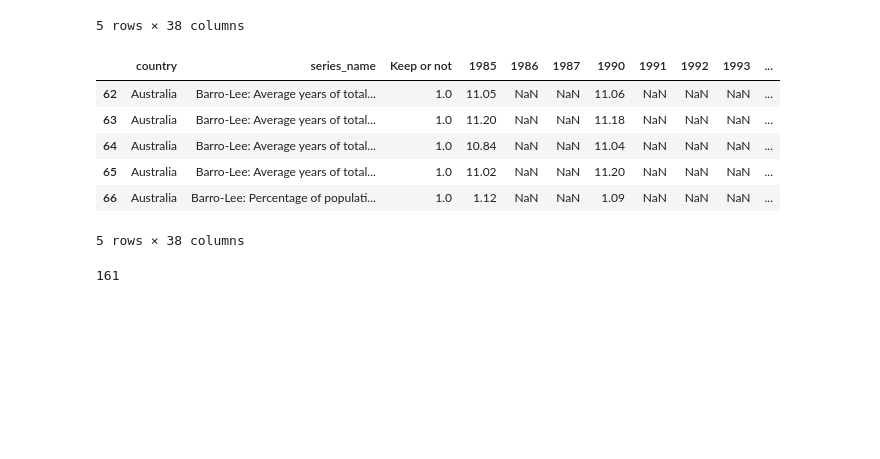
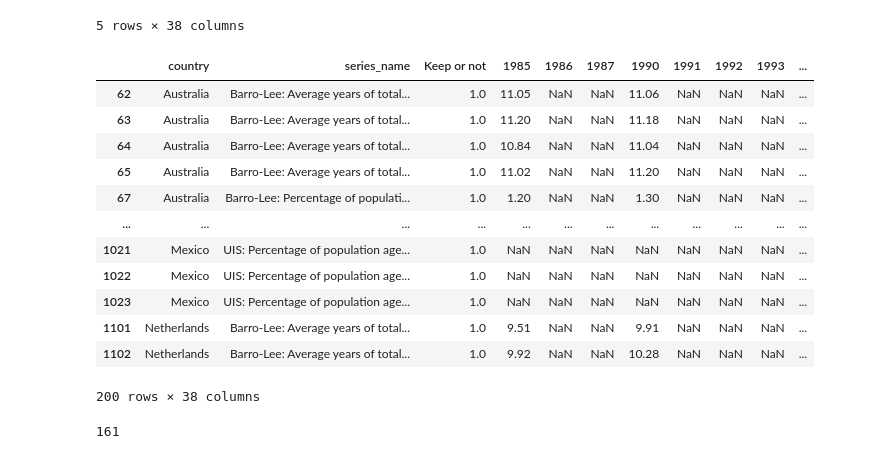
Before and after one commit to bluewallumich/Predicting-Educational-Outcomes, a Jupyter notebook: Supervised_Inference.ipynb, the cells around one changed output. Cells and saved outputs as stored; diff of their text form; code cells hidden in the pictures; blank space fills up the shorter version.

```diff
--- a/Supervised_Inference.ipynb
+++ b/Supervised_Inference.ipynb
@@ -78,17 +85,23 @@ expend_K12.head()
 5 rows × 38 columns
 # %%
 pd.set_option('display.max_colwidth', None)
-expend_Higher_Ed = expend_Higher_ED[expend_Higher_ED['series_name'] != 'Barro-Lee: Percentage of population age 15+ with no education']
+expend_Higher_ED = expend_Higher_ED[expend_Higher_ED['series_name'] != 'Barro-Lee: Percentage of population age 15+ with no education']
 
-expend_Higher_ED.head()
+expend_Higher_ED.head(200)
 # %% [output]
 |  | country | series_name | Keep or not | 1985 | 1986 | 1987 | 1990 | 1991 | 1992 | 1993 | ... |
 | 62 | Australia | Barro-Lee: Average years of total... | 1.0 | 11.05 | NaN | NaN | 11.06 | NaN | NaN | NaN | ... |
 | 63 | Australia | Barro-Lee: Average years of total... | 1.0 | 11.20 | NaN | NaN | 11.18 | NaN | NaN | NaN | ... |
 | 64 | Australia | Barro-Lee: Average years of total... | 1.0 | 10.84 | NaN | NaN | 11.04 | NaN | NaN | NaN | ... |
 | 65 | Australia | Barro-Lee: Average years of total... | 1.0 | 11.02 | NaN | NaN | 11.20 | NaN | NaN | NaN | ... |
-| 66 | Australia | Barro-Lee: Percentage of populati... | 1.0 | 1.12 | NaN | NaN | 1.09 | NaN | NaN | NaN | ... |
+| 67 | Australia | Barro-Lee: Percentage of populati... | 1.0 | 1.20 | NaN | NaN | 1.30 | NaN | NaN | NaN | ... |
+| ... | ... | ... | ... | ... | ... | ... | ... | ... | ... | ... | ... |
+| 1021 | Mexico | UIS: Percentage of population age... | 1.0 | NaN | NaN | NaN | NaN | NaN | NaN | NaN | ... |
+| 1022 | Mexico | UIS: Percentage of population age... | 1.0 | NaN | NaN | NaN | NaN | NaN | NaN | NaN | ... |
+| 1023 | Mexico | UIS: Percentage of population age... | 1.0 | NaN | NaN | NaN | NaN | NaN | NaN | NaN | ... |
+| 1101 | Netherlands | Barro-Lee: Average years of total... | 1.0 | 9.51 | NaN | NaN | 9.91 | NaN | NaN | NaN | ... |
+| 1102 | Netherlands | Barro-Lee: Average years of total... | 1.0 | 9.92 | NaN | NaN | 10.28 | NaN | NaN | NaN | ... |
-5 rows × 38 columns
+200 rows × 38 columns
 # %%
 len(unique_Names)
 # %% [output]
```
Also changed, not shown: parts of 3 cells of this notebook.
